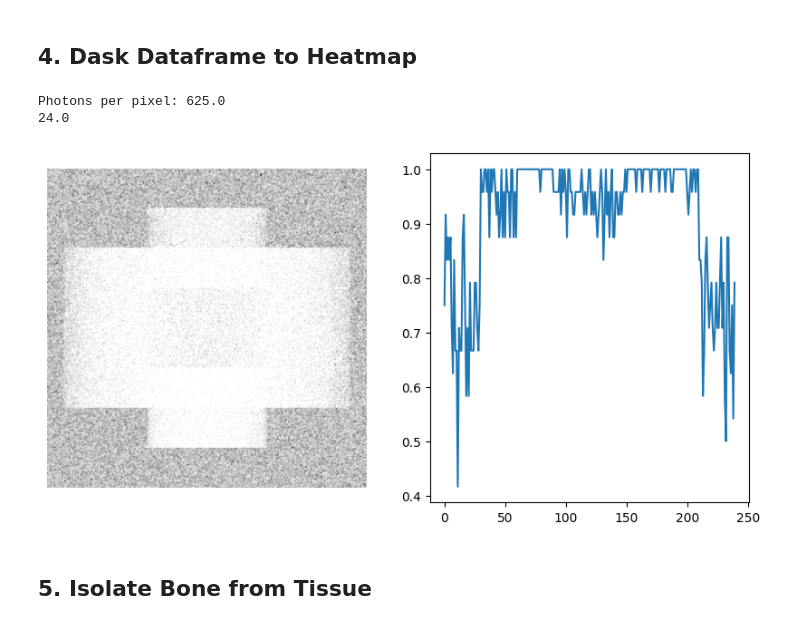
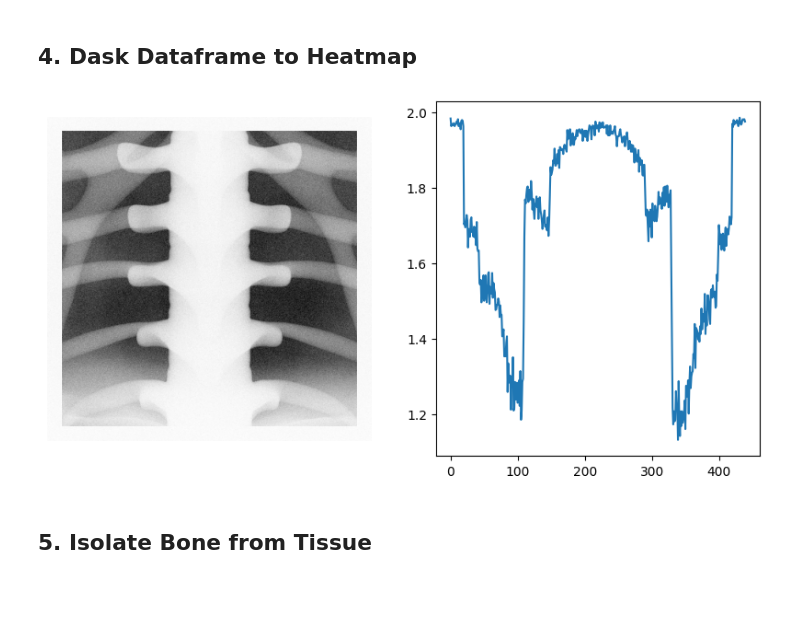
Before and after one commit to miguelcomett/G4_IFI-Team_2024, a Jupyter notebook: miguelcomett/Radiography_Processing.ipynb, the cells around one changed output. Drawn from its saved outputs; the diff is of its cells as text; code cells hidden in the pictures; blank space fills up the shorter version.

```diff
--- a/miguelcomett/Radiography_Processing.ipynb
+++ b/miguelcomett/Radiography_Processing.ipynb
@@ -131,6 +131,9 @@ def root_to_dask(directory, root_name_starts, tree_name, x_branch, y_branch):
 # %%
 directory = 'RESULTS/'
 root_name_starts = "nosecondaries"
+
+directory = '/Volumes/GIECC/Geant4/Roots'
+root_name_starts = "RC40K100M"
 
 tree_name = "Photons"
 x_branch  = "X_axis"
@@ -150,9 +153,15 @@ import dask.dataframe as dd
 
 def heatmap_array_dask(x_data, y_data, size, save_as):
 
+    x_shift = 0.0
+    y_shift = -150.0
+
+    x_data_shifted = x_data - x_shift
+    y_data_shifted = y_data - y_shift
+
     pixel_size = 0.5 # mm
     set_bins = np.arange(-size, size + pixel_size, pixel_size)
-    heatmap, x_edges, y_edges = da.histogram2d(x_data, y_data, bins = [set_bins, set_bins])
+    heatmap, x_edges, y_edges = da.histogram2d(x_data_shifted, y_data_shifted, bins = [set_bins, set_bins])
     heatmap = heatmap.T
     heatmap = np.rot90(heatmap, 2)
     # print(heatmap.shape)
@@ -160,18 +169,18 @@ def heatmap_array_dask(x_data, y_data, size, save_as):
     maplength = 100 #mm
     particles_num = 100 * 1e6
     pixel_array = np.arange(-maplength, maplength, pixel_size)
-    # print(pixel_array.shape)
     pixel_num = len(pixel_array) ** 2
     I0 = particles_num / pixel_num #particles per pixel
-    print('Photons per pixel:', I0)
+    # print('Photons per pixel:', I0)
 
     heatmap = heatmap.compute()
     x_edges = x_edges.compute()
     y_edges = y_edges.compute()
 
-    print(np.max(heatmap))
+    # print(np.max(heatmap))
     normal_map = 1 - heatmap / np.max(heatmap)
     # normal_map = heatmap
+    normal_map = normal_map + 1
 
     columns = heatmap.shape[1]
     column_i = int(columns * 0.1)
@@ -184,32 +193,25 @@ def heatmap_array_dask(x_data, y_data, size, save_as):
     maxi = np.max(normal_map[row_i:row_j, column_i:column_j])
     maxi = maxi * 1.1
     # print('altura de ruido:', round(maxi, 4))
-
     # normal_map[normal_map < maxi] = 0
 
-    # normal_map  = (normal_map * 255).astype(np.uint8)
-
     plt.figure(figsize = (10, 5))
-
     plt.subplot(1, 2, 1)
     plt.imshow(normal_map, cmap = 'gray', extent = [x_edges[0], x_edges[-1], y_edges[0], y_edges[-1]])
     plt.axis('off')
     if save_as != '': plt.savefig('Results/' + save_as + '.png', bbox_inches = 'tight', dpi = 900)
-
     plt.subplot(1, 2, 2)
-    plt.plot(normal_map[:,rows//2])
+    plt.plot(normal_map[rows//2,:])
 
     return normal_map, x_edges, y_edges
 # %%
-size = 60
+size = 110
 
 save_as = ''
 
 htmp_array, xlim, ylim = heatmap_array_dask(x_data, y_data, size, save_as)
 # %% [output]
-Photons per pixel: 625.0
-24.0
-[figure, old version]
+[figure, new version]
 # %% [markdown]
 ## 5. Isolate Bone from Tissue
 # %%
```
Also changed, not shown: parts of 5 cells of this notebook, 10 other files.
